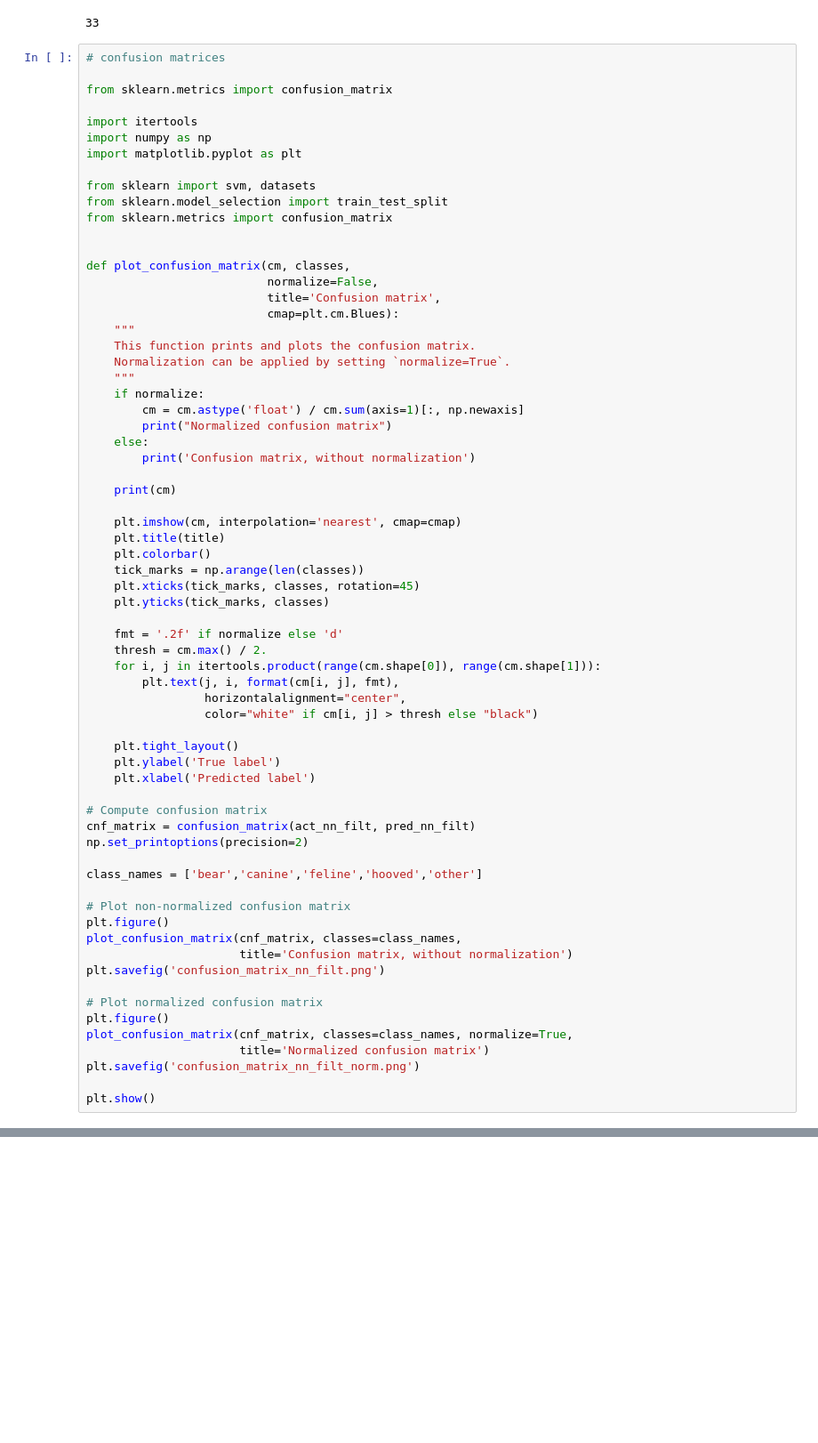
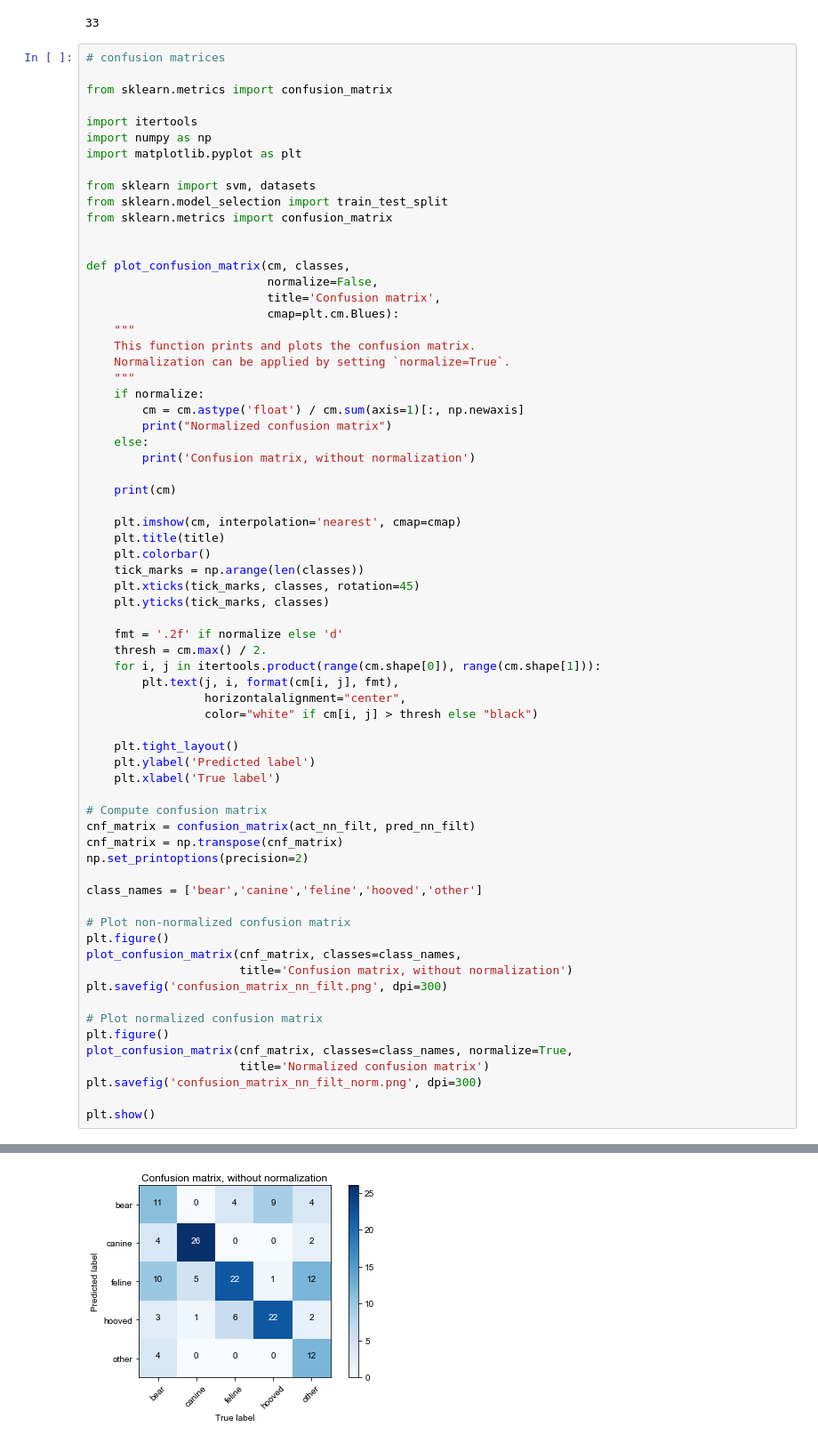
Before and after one commit to jain-rish/animal-tracks, a Jupyter notebook: plot_classification_results.ipynb, the cells around one changed output, grey strips where cells are left out. Shown: that part at 89% size. Cells and saved outputs as stored; diff of their text form; blank space fills up the shorter version.

```diff
--- a/plot_classification_results.ipynb
+++ b/plot_classification_results.ipynb
@@ -102,11 +112,12 @@ def plot_confusion_matrix(cm, classes,
                  color="white" if cm[i, j] > thresh else "black")
 
     plt.tight_layout()
-    plt.ylabel('True label')
-    plt.xlabel('Predicted label')
+    plt.ylabel('Predicted label')
+    plt.xlabel('True label')
 
 # Compute confusion matrix
 cnf_matrix = confusion_matrix(act_nn_filt, pred_nn_filt)
+cnf_matrix = np.transpose(cnf_matrix)
 np.set_printoptions(precision=2)
 
 class_names = ['bear','canine','feline','hooved','other']
@@ -115,13 +126,13 @@ class_names = ['bear','canine','feline','hooved','other']
 plt.figure()
 plot_confusion_matrix(cnf_matrix, classes=class_names,
                       title='Confusion matrix, without normalization')
-plt.savefig('confusion_matrix_nn_filt.png')
+plt.savefig('confusion_matrix_nn_filt.png', dpi=300)
 
 # Plot normalized confusion matrix
 plt.figure()
 plot_confusion_matrix(cnf_matrix, classes=class_names, normalize=True,
                       title='Normalized confusion matrix')
-plt.savefig('confusion_matrix_nn_filt_norm.png')
+plt.savefig('confusion_matrix_nn_filt_norm.png', dpi=300)
 
 plt.show()
 # %% [output]
@@ -128,0 +151 @@ NameError: name 'act_nn_filt' is not defined
+[figure, added]
```
Also changed, not shown: parts of 10 cells of this notebook, 3 other files.
